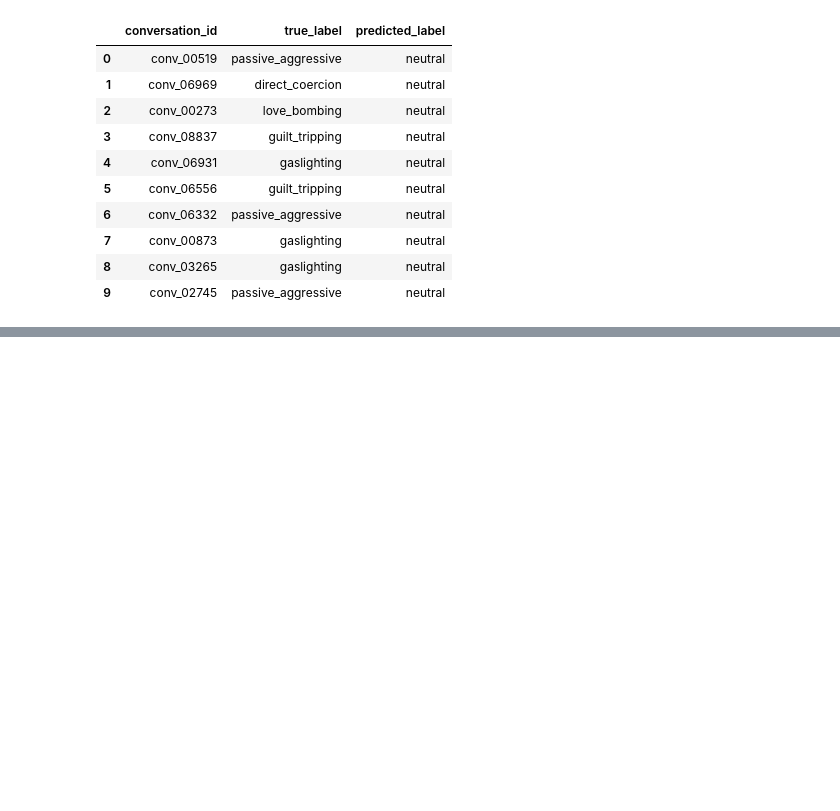
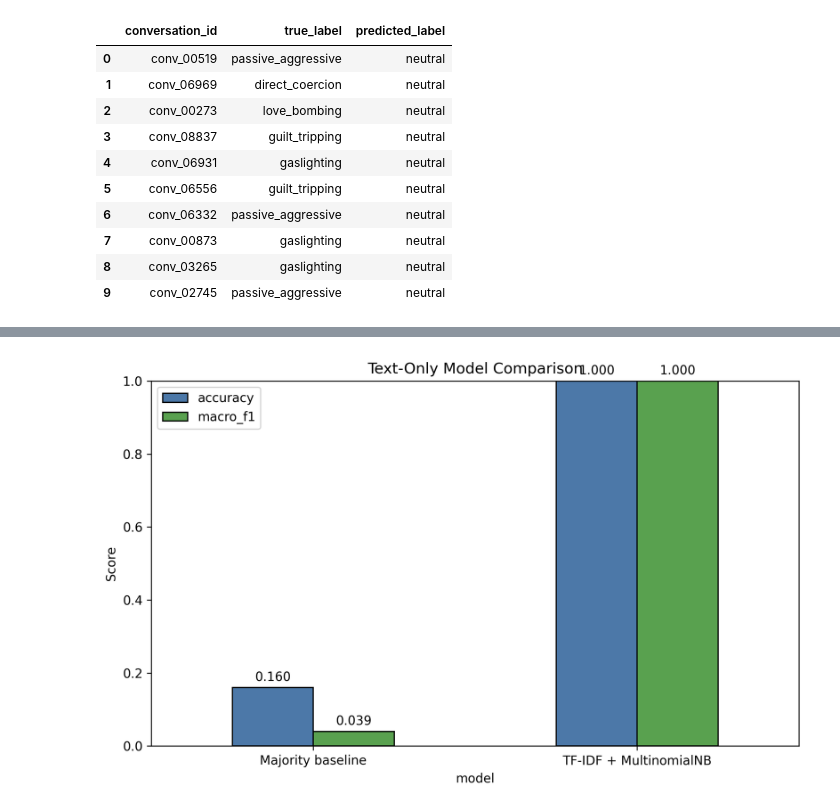
Before and after one commit to MaycolYahir/485-Predicting-Manipulation-text, a Jupyter notebook: notebooks/02_text_only_models.ipynb, the cells around one changed output, grey strips where cells are left out. Drawn from its saved outputs; the diff is of its cells as text; code cells hidden in the pictures; blank space fills up the shorter version.

```diff
--- a/notebooks/02_text_only_models.ipynb
+++ b/notebooks/02_text_only_models.ipynb
@@ -71,0 +79,8 @@ predictions.head(10)
+# %%
+nb_metrics, nb_predictions, nb_report = run_multinomial_nb(df)
+
+save_nb_metrics(nb_metrics)
+save_nb_predictions(nb_predictions)
+comparison_chart_path = save_baseline_comparison_chart(nb_metrics)
+
+print_nb_summary(nb_metrics)
@@ -71,0 +122,6 @@ predictions.head(10)
+# %%
+from IPython.display import Image, display
+
+display(Image(filename=str(comparison_chart_path)))
+# %% [output]
+[figure, added]
```
Also changed, not shown: parts of 13 cells of this notebook, 23 other files.
